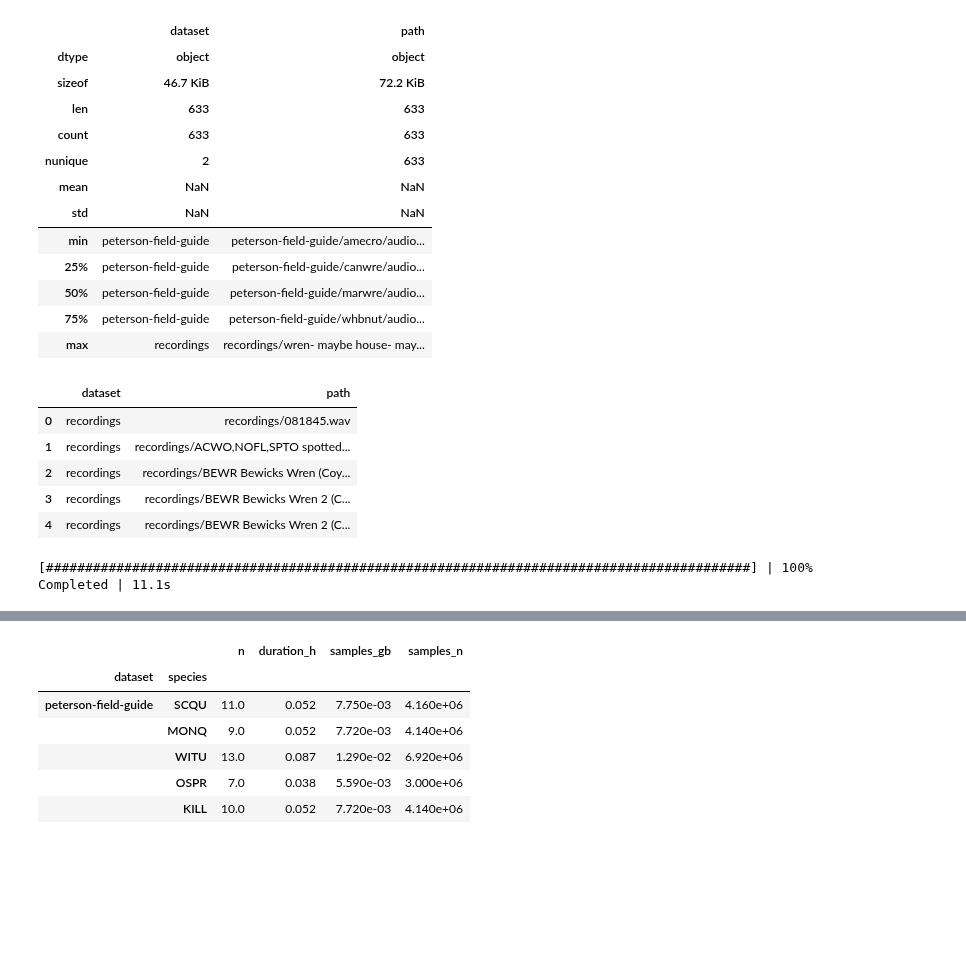
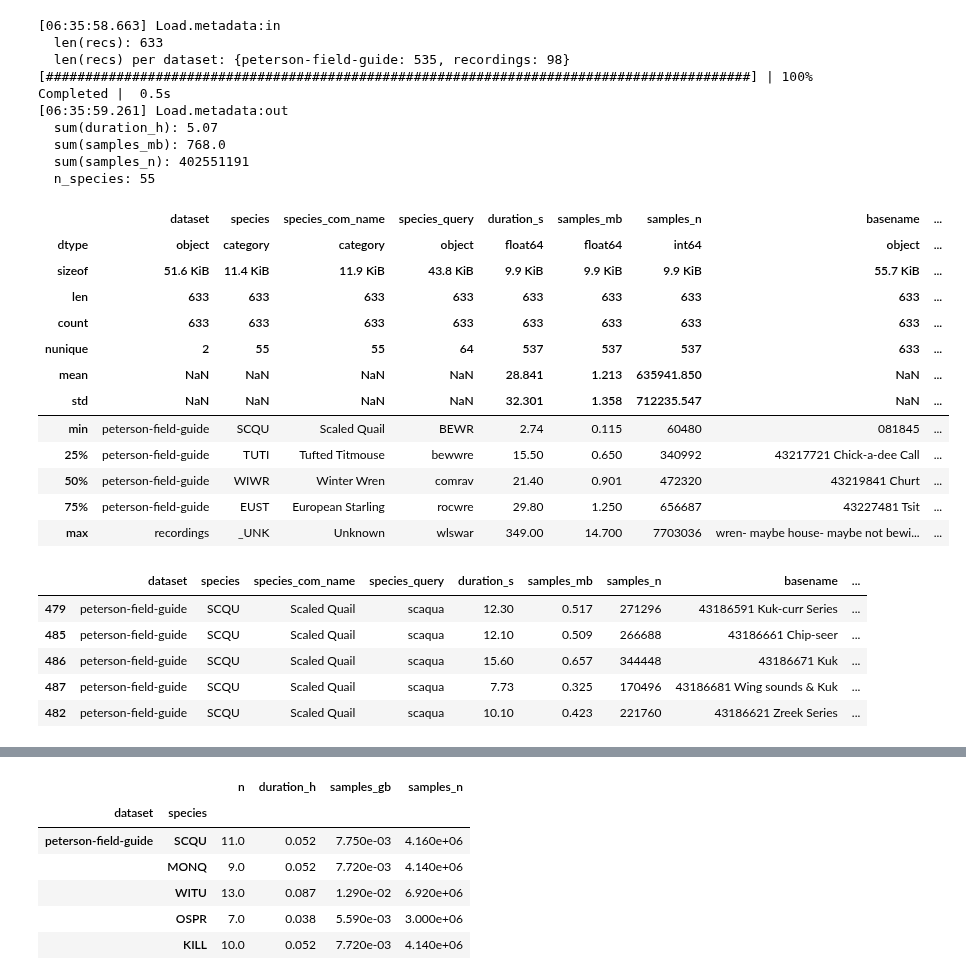
Before and after one commit to jdanbrown/birdgram, a Jupyter notebook: features/notebooks/20180524_eval_classifiers.ipynb, the cells around one changed output, grey strips where cells are left out. Drawn from its saved outputs; the diff is of its cells as text; code cells hidden in the pictures; blank space fills up the shorter version.

```diff
--- a/features/notebooks/20180524_eval_classifiers.ipynb
+++ b/features/notebooks/20180524_eval_classifiers.ipynb
@@ -16,35 +16,44 @@ from viz import *
 
 figsize('inline_short');
 # %%
-recs_paths = load_recs_paths([
-    'peterson-field-guide',
-    'recordings',
-])
+load = Load()
+recs = load.recs(
+    # limit=30,  # XXX Faster dev
+    datasets=[
+        'peterson-field-guide',
+        'recordings',
+    ],
+)
 display(
-    df_summary(recs_paths),
-    recs_paths[:5],
+    df_summary(recs),
+    recs[:5],
 )
 # %% [output]
+[06:35:58.663] Load.metadata:in
+  len(recs): 633
+  len(recs) per dataset: {peterson-field-guide: 535, recordings: 98}
+[##########################################################################################] | 100% Completed |  0.5s
+[06:35:59.261] Load.metadata:out
+  sum(duration_h): 5.07
+  sum(samples_mb): 768.0
+  sum(samples_n): 402551191
+  n_species: 55
-|  | dataset | path |
-| dtype | object | object |
-| sizeof | 46.7 KiB | 72.2 KiB |
-| len | 633 | 633 |
-| count | 633 | 633 |
-| nunique | 2 | 633 |
-| mean | NaN | NaN |
-| std | NaN | NaN |
-| min | peterson-field-guide | peterson-field-guide/amecro/audio... |
-| 25% | peterson-field-guide | peterson-field-guide/canwre/audio... |
-| 50% | peterson-field-guide | peterson-field-guide/marwre/audio... |
-| 75% | peterson-field-guide | peterson-field-guide/whbnut/audio... |
-| max | recordings | recordings/wren- maybe house- may... |
+|  | dataset | species | species_com_name | species_query | duration_s | samples_mb | samples_n | basename | ... |
+| dtype | object | category | category | object | float64 | float64 | int64 | object | ... |
+| sizeof | 51.6 KiB | 11.4 KiB | 11.9 KiB | 43.8 KiB | 9.9 KiB | 9.9 KiB | 9.9 KiB | 55.7 KiB | ... |
+| len | 633 | 633 | 633 | 633 | 633 | 633 | 633 | 633 | ... |
+| count | 633 | 633 | 633 | 633 | 633 | 633 | 633 | 633 | ... |
+| nunique | 2 | 55 | 55 | 64 | 537 | 537 | 537 | 633 | ... |
+| mean | NaN | NaN | NaN | NaN | 28.841 | 1.213 | 635941.850 | NaN | ... |
+| std | NaN | NaN | NaN | NaN | 32.301 | 1.358 | 712235.547 | NaN | ... |
+| min | peterson-field-guide | SCQU | Scaled Quail | BEWR | 2.74 | 0.115 | 60480 | 081845 | ... |
+| 25% | peterson-field-guide | TUTI | Tufted Titmouse | bewwre | 15.50 | 0.650 | 340992 | 43217721 Chick-a-dee Call | ... |
+| 50% | peterson-field-guide | WIWR | Winter Wren | comrav | 21.40 | 0.901 | 472320 | 43219841 Churt | ... |
+| 75% | peterson-field-guide | EUST | European Starling | rocwre | 29.80 | 1.250 | 656687 | 43227481 Tsit | ... |
+| max | recordings | _UNK | Unknown | wlswar | 349.00 | 14.700 | 7703036 | wren- maybe house- maybe not bewi... | ... |
-|  | dataset | path |
-| 0 | recordings | recordings/081845.wav |
-| 1 | recordings | recordings/ACWO,NOFL,SPTO spotted... |
-| 2 | recordings | recordings/BEWR Bewicks Wren (Coy... |
-| 3 | recordings | recordings/BEWR Bewicks Wren 2 (C... |
-| 4 | recordings | recordings/BEWR Bewicks Wren 2 (C... |
+|  | dataset | species | species_com_name | species_query | duration_s | samples_mb | samples_n | basename | ... |
+| 479 | peterson-field-guide | SCQU | Scaled Quail | scaqua | 12.30 | 0.517 | 271296 | 43186591 Kuk-curr Series | ... |
+| 485 | peterson-field-guide | SCQU | Scaled Quail | scaqua | 12.10 | 0.509 | 266688 | 43186661 Chip-seer | ... |
+| 486 | peterson-field-guide | SCQU | Scaled Quail | scaqua | 15.60 | 0.657 | 344448 | 43186671 Kuk | ... |
+| 487 | peterson-field-guide | SCQU | Scaled Quail | scaqua | 7.73 | 0.325 | 170496 | 43186681 Wing sounds & Kuk | ... |
+| 482 | peterson-field-guide | SCQU | Scaled Quail | scaqua | 10.10 | 0.423 | 221760 | 43186621 Zreek Series | ... |
-# %%
-recs = load_recs_data(recs_paths)
-# %% [output]
-[##########################################################################################] | 100% Completed | 11.1s
```
Also changed, not shown: parts of 12 cells of this notebook, 8 other files.
